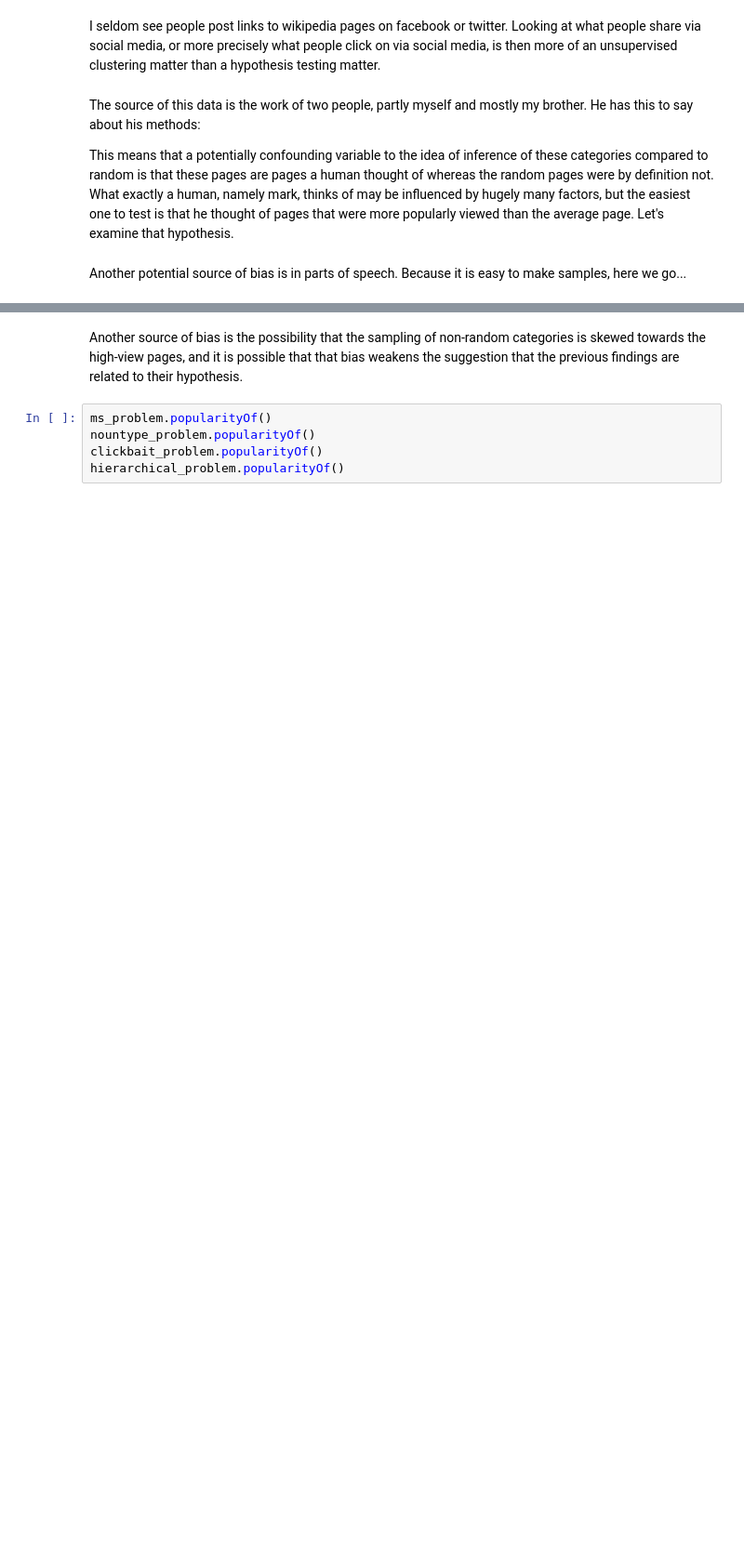
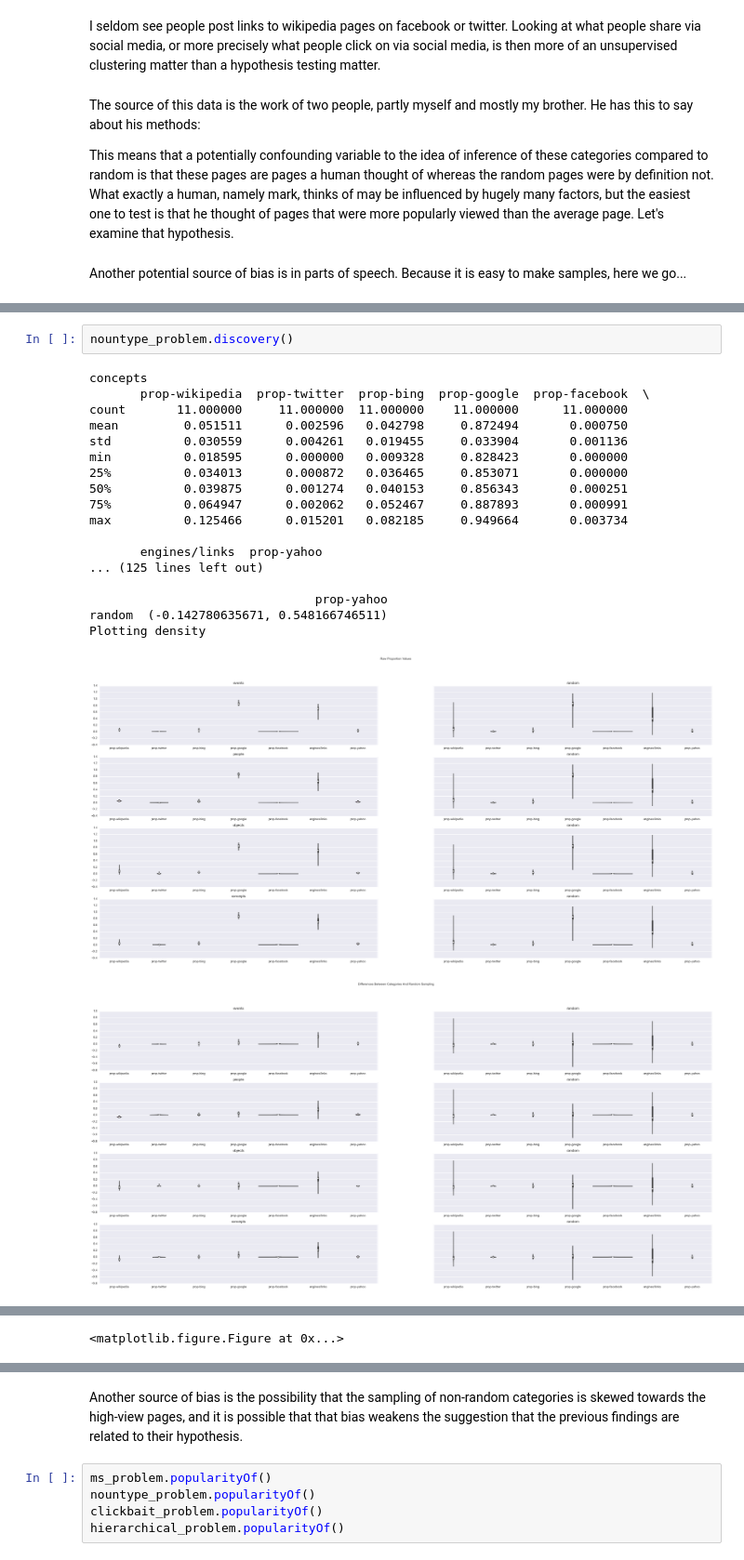
Before and after one commit to seewalker/wikipedia_analytics, a Jupyter notebook: experiments.ipynb, the cells around one changed output, grey strips where cells are left out. Shown at 93% size. Cells and saved outputs as stored; diff of their text form; blank space fills up the shorter version.

```diff
--- a/experiments.ipynb
+++ b/experiments.ipynb
@@ -74,0 +232,22 @@ nountype_problem = WikiProblem(instances.nountype.inst)
+# %%
+nountype_problem.discovery()
+# %% [output]
+concepts
+       prop-wikipedia  prop-twitter  prop-bing  prop-google  prop-facebook  \
+count       11.000000     11.000000  11.000000    11.000000      11.000000
+mean         0.051511      0.002596   0.042798     0.872494       0.000750
+std          0.030559      0.004261   0.019455     0.033904       0.001136
+min          0.018595      0.000000   0.009328     0.828423       0.000000
+25%          0.034013      0.000872   0.036465     0.853071       0.000000
+50%          0.039875      0.001274   0.040153     0.856343       0.000251
+75%          0.064947      0.002062   0.052467     0.887893       0.000991
+max          0.125466      0.015201   0.082185     0.949664       0.003734
+
+       engines/links  prop-yahoo
+... (125 lines left out)
+
+                               prop-yahoo
+random  (-0.142780635671, 0.548166746511)
+Plotting density
+[figure, added]
+[figure, added]
@@ -74,0 +255 @@ nountype_problem = WikiProblem(instances.nountype.inst)
+<matplotlib.figure.Figure at 0x...>
```
Also changed, not shown: parts of 22 cells of this notebook, 26 other files.
